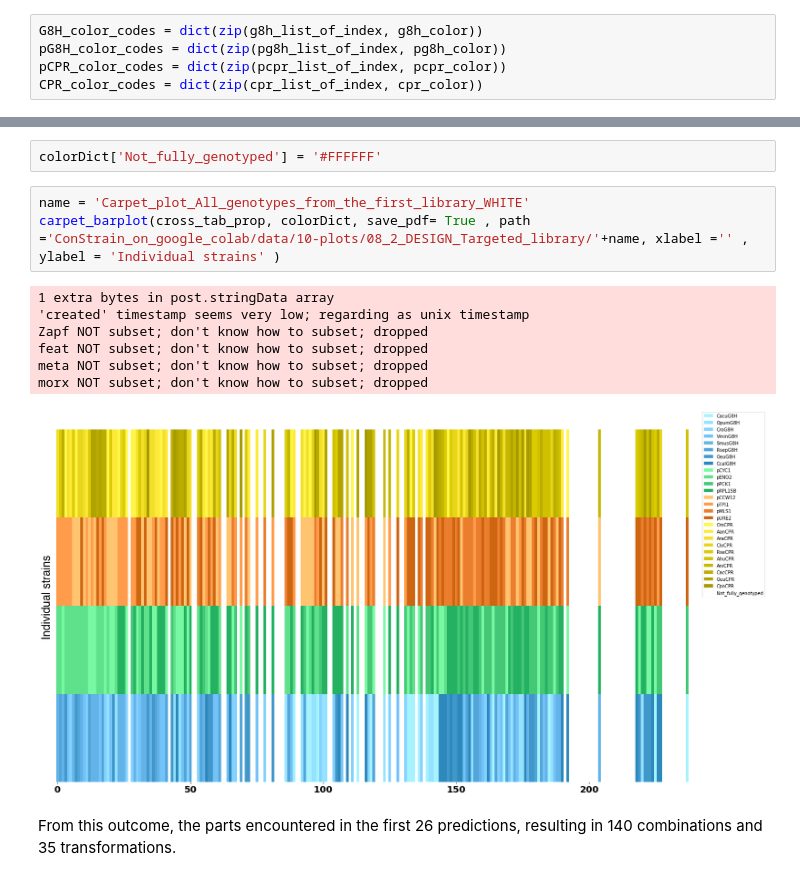
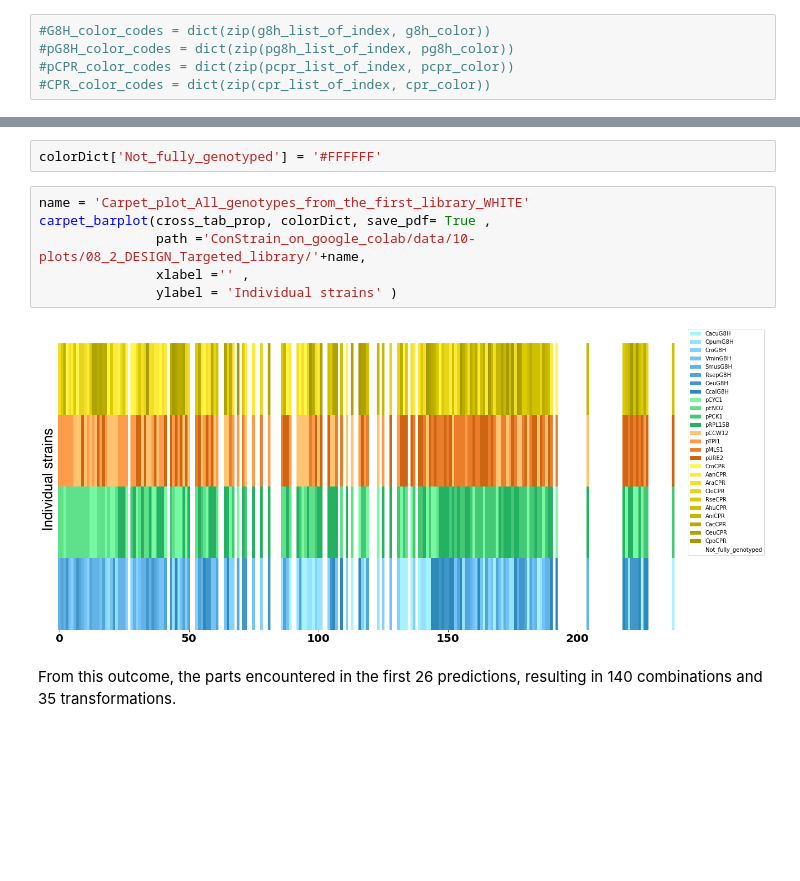
Before and after one commit to hiyama341/ConStrain, a Jupyter notebook: colab_notebooks/08_2_DESIGN_TargetedLibrary.ipynb, the cells around one changed output, grey strips where cells are left out. Cells and saved outputs as stored; diff of their text form; blank space fills up the shorter version.

Commit message:
rerun with final plots

```diff
--- a/colab_notebooks/08_2_DESIGN_TargetedLibrary.ipynb
+++ b/colab_notebooks/08_2_DESIGN_TargetedLibrary.ipynb
@@ -820,10 +778,10 @@ pG8H_color_codes = dict(zip(pg8h_list_of_index, pg8h_color))
 pCPR_color_codes = dict(zip(pcpr_list_of_index, pcpr_color))
 CPR_color_codes = dict(zip(cpr_list_of_index, cpr_color))
 # %%
-G8H_color_codes = dict(zip(g8h_list_of_index, g8h_color))
-pG8H_color_codes = dict(zip(pg8h_list_of_index, pg8h_color))
-pCPR_color_codes = dict(zip(pcpr_list_of_index, pcpr_color))
-CPR_color_codes = dict(zip(cpr_list_of_index, cpr_color))
+#G8H_color_codes = dict(zip(g8h_list_of_index, g8h_color))
+#pG8H_color_codes = dict(zip(pg8h_list_of_index, pg8h_color))
+#pCPR_color_codes = dict(zip(pcpr_list_of_index, pcpr_color))
+#CPR_color_codes = dict(zip(cpr_list_of_index, cpr_color))
 # %%
 colorDict = dict(G8H_color_codes, **pG8H_color_codes,**pCPR_color_codes, **CPR_color_codes)
 colorDict
@@ -887,15 +845,12 @@ Add a white color to the not_fully_genotype colorDict
 colorDict['Not_fully_genotyped'] = '#FFFFFF'
 # %%
 name = 'Carpet_plot_All_genotypes_from_the_first_library_WHITE'
-carpet_barplot(cross_tab_prop, colorDict, save_pdf= True , path ='ConStrain_on_google_colab/data/10-plots/08_2_DESIGN_Targeted_library/'+name, xlabel ='' , ylabel = 'Individual strains' )
+carpet_barplot(cross_tab_prop, colorDict, save_pdf= True ,
+               path ='ConStrain_on_google_colab/data/10-plots/08_2_DESIGN_Targeted_library/'+name,
+               xlabel ='' ,
+               ylabel = 'Individual strains' )
 # %% [output]
-1 extra bytes in post.stringData array
-'created' timestamp seems very low; regarding as unix timestamp
-Zapf NOT subset; don't know how to subset; dropped
-feat NOT subset; don't know how to subset; dropped
-meta NOT subset; don't know how to subset; dropped
-morx NOT subset; don't know how to subset; dropped
-[figure, old version]
+[figure, new version]
 # %% [markdown]
 From this outcome, the parts encountered in the first 26 predictions, resulting in 140 combinations and 35 transformations.
 # %% [markdown]
```
Also changed, not shown: parts of 12 cells of this notebook.
